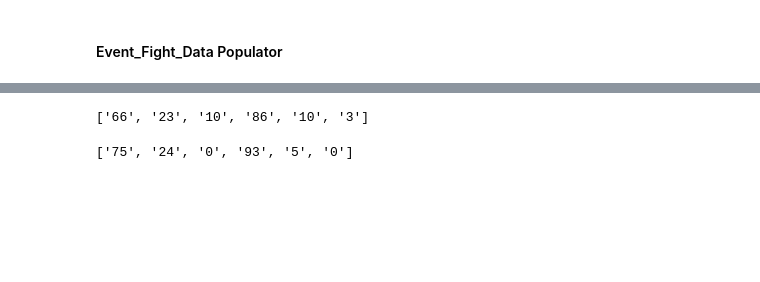
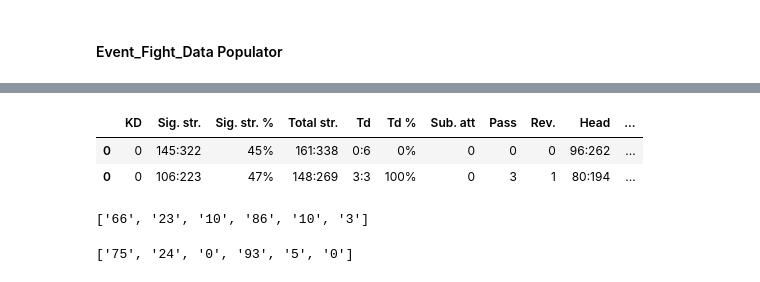
Before and after one commit to Neji128/Creating-a-SQL-Server-via-Web-Scrapping, a Jupyter notebook: data/Web_Scrapping.ipynb, the cells around one changed output, grey strips where cells are left out. Cells and saved outputs as stored; diff of their text form; code cells hidden in the pictures; blank space fills up the shorter version.

Commit message:
Began generating event fight db generator

```diff
--- a/data/Web_Scrapping.ipynb
+++ b/data/Web_Scrapping.ipynb
@@ -421,0 +532,3 @@ test_stats = test_soup.findAll('i', attrs={'class': re.compile('b-fight-details_
+# %%
+fight_summary.drop('Sig. str', axis=1, inplace=True)
+fight_summary
@@ -422,3 +569,13 @@ test_stats = test_soup.findAll('i', attrs={'class': re.compile('b-fight-details_
+# %%
+fight_summary = unnesting(fight_summary, fight_summary.columns[1:])
+
+fight_summary['Fighter'] = [fighter1, fighter2]
+
+fight_summary
+# %% [output]
+|  | KD | Sig. str. | Sig. str. % | Total str. | Td | Td % | Sub. att | Pass | Rev. | Head | ... |
+| 0 | 0 | 145:322 | 45% | 161:338 | 0:6 | 0% | 0 | 0 | 0 | 96:262 | ... |
+| 0 | 0 | 106:223 | 47% | 148:269 | 3:3 | 100% | 0 | 3 | 1 | 80:194 | ... |
 # %%
 [stat.text.strip().replace('%', '') for stat in test_stats[::2]]
 # %% [output]
```
Also changed, not shown: parts of 31 cells of this notebook, 5 other files.
